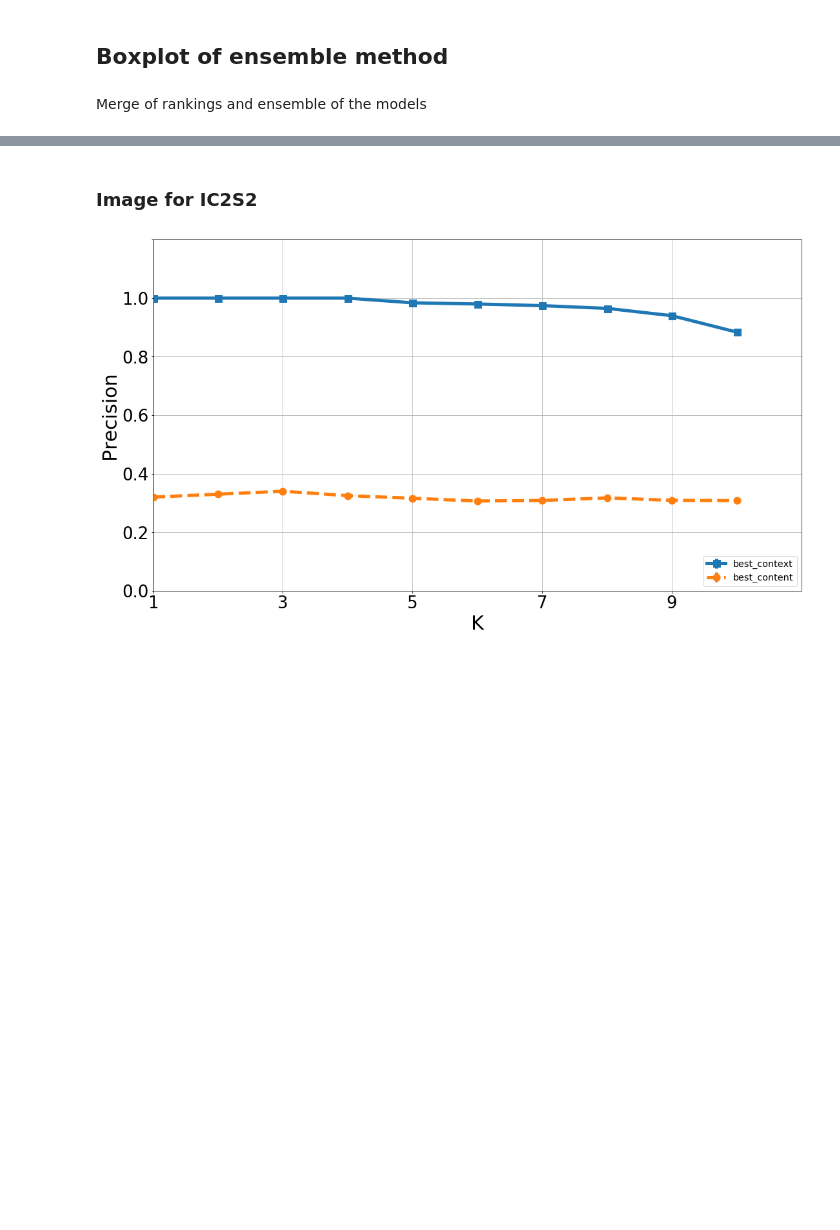
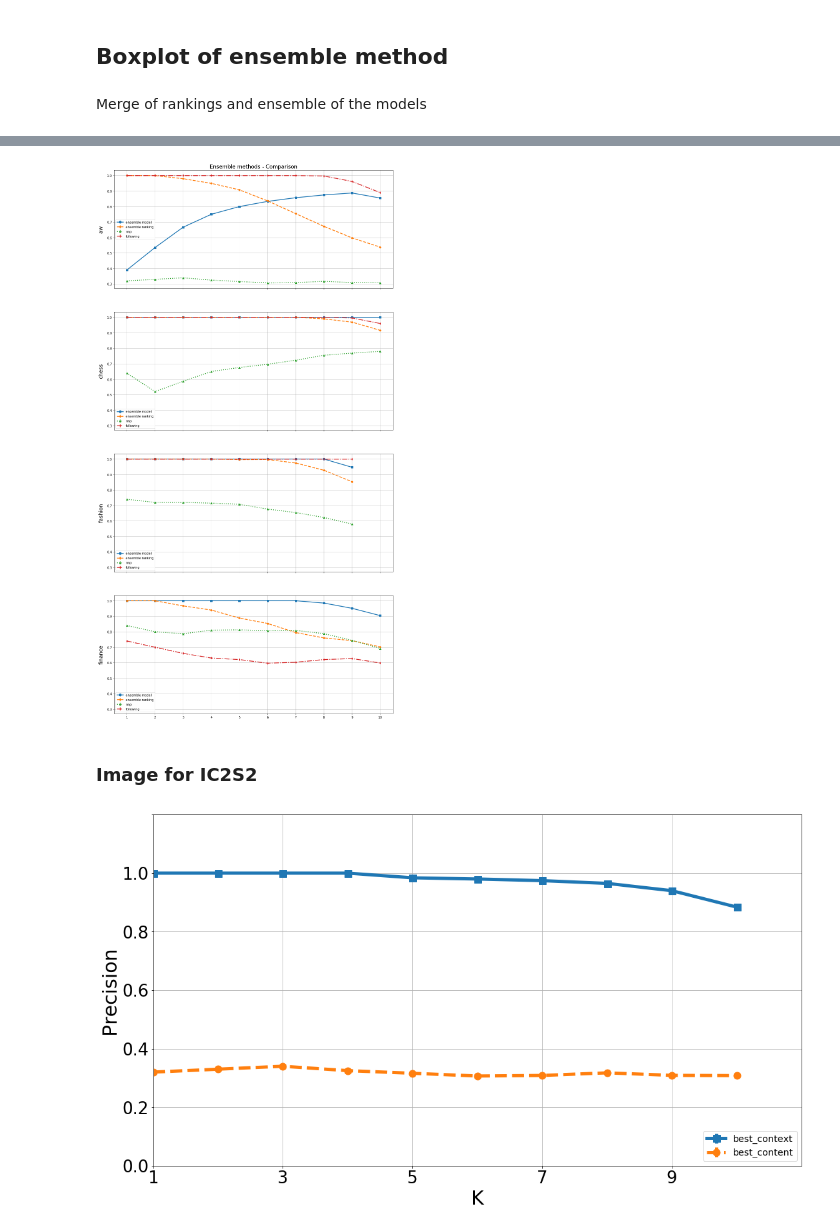
Before and after one commit to DataSciencePolimi/NetSKE, a Jupyter notebook: graphs/Final Results - Boxplot.ipynb, the cells around one changed output, grey strips where cells are left out. Cells and saved outputs as stored; diff of their text form; code cells hidden in the pictures; blank space fills up the shorter version.

```diff
--- a/graphs/Final Results - Boxplot.ipynb
+++ b/graphs/Final Results - Boxplot.ipynb
@@ -122,3 +122,46 @@ for domain in ['aw', 'finance']:
+# %%
+f, axes = plt.subplots(4, 1, figsize=(16, 32), sharex=True, sharey=True)
+ticks_font = 15
+labels_font = 17
+line_w = 2.5
+marker_size = 5.5
+linestyles = ['-', '--', ':', '-.']
+symbols = ['s','o', '^', 'd']
+
+k = 0 # row ax selector: domain
+for domain in ['aw', 'chess', 'fashion', 'finance']:
+    if domain == 'fashion':
+        K = 9
+    else:
+        K = 10
+
+    nnp = np.load(path + '{}_best_content_avg.npy'.format(domain))
+    borda = np.load(path + '{}_borda_avg.npy'.format(domain))
+    ensemble = np.load(path + '{}_ensemble_avg.npy'.format(domain))
+
+    f = np.load(path + '{}_following_avg.npy'.format(domain))
+    following = [f[i-1]/i for i in range(1, K+1)]
+
+    x = range(1, K+1)
+    axes[k].errorbar(x, ensemble[:K], yerr=[0.]*K, label='ensemble model', fmt=symbols[0], ms=marker_size, ls=linestyles[0], lw=line_w)
+    axes[k].errorbar(x, borda[:K], yerr=[0.]*K, label='ensemble ranking', fmt=symbols[1], ms=marker_size, ls=linestyles[1], lw=line_w)
+    axes[k].errorbar(x, nnp[:K], yerr=[0.]*K, label='nnp', fmt=symbols[2], ms=marker_size, ls=linestyles[2], lw=line_w)
+    axes[k].errorbar(x, following[:K], yerr=[0.]*K, label='following', fmt=symbols[3], ms=marker_size, ls=linestyles[3], lw=line_w)
+
+    axes[k].set_ylabel(domain, fontsize=labels_font, rotation=90, labelpad=10)
+
+    axes[k].legend()
+    axes[k].grid()
+
+    k += 1
+
+axes[1].set_xticks(range(1, K+1))
+axes[1].set_xticklabels([str(i) for i in range(1, K+1)])
+#axes[1].xaxis.set_tick_params(labelsize=ticks_font)
+
+axes[0].set_title('Ensemble methods - Comparison', fontsize=labels_font);
+# %% [output]
+[figure, added]
 # %% [markdown]
 ### Image for IC2S2
 # %%
```
Also changed, not shown: parts of 4 cells of this notebook, 46 other files.
